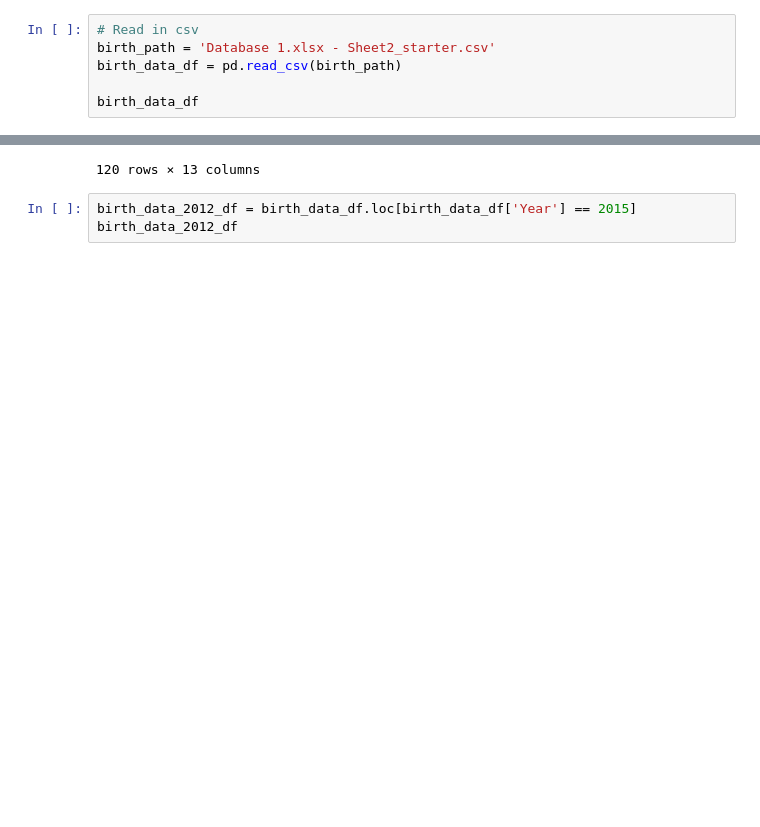
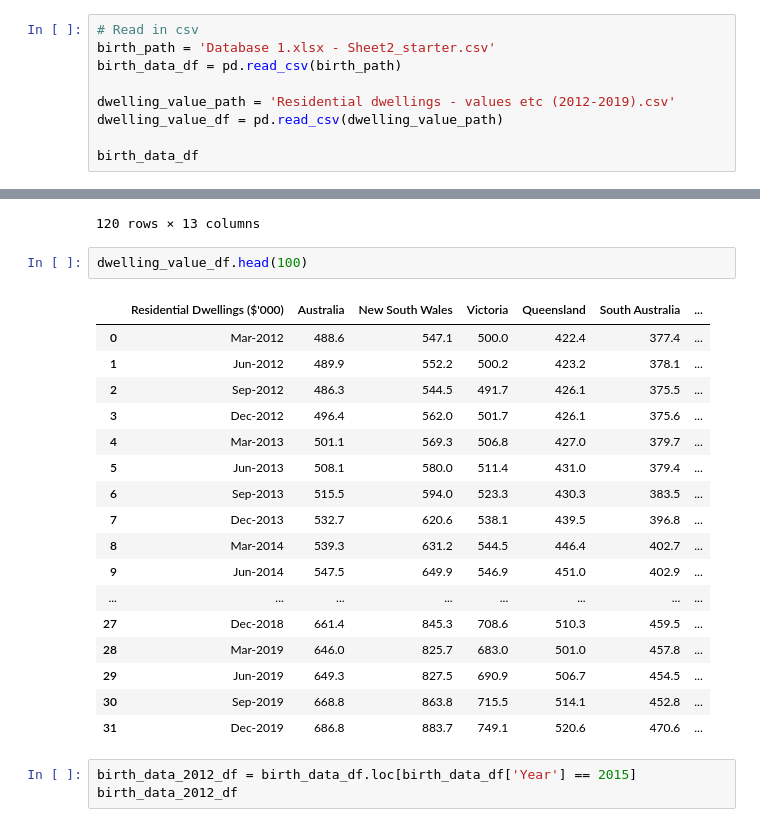
Before and after one commit to NathanJPotter/Team-Project-1, a Jupyter notebook: Project 1.ipynb, the cells around one changed output, grey strips where cells are left out. Drawn from its saved outputs; the diff is of its cells as text; blank space fills up the shorter version.

Commit message:
Added dwelling values data

```diff
--- a/Project 1.ipynb
+++ b/Project 1.ipynb
@@ -7,6 +7,9 @@ import numpy as np
 birth_path = 'Database 1.xlsx - Sheet2_starter.csv'
 birth_data_df = pd.read_csv(birth_path)
 
+dwelling_value_path = 'Residential dwellings - values etc (2012-2019).csv'
+dwelling_value_df = pd.read_csv(dwelling_value_path)
+
 birth_data_df
 # %% [output]
 |  | Year | Place of Usual Residence | Estimated resident population | Births | 15–19 years | 20-24 years | 25-29 years | ... |
@@ -22,6 +25,26 @@ birth_data_df
 | 118 | 2019 | Rest of NT | 98,674 | 1,511 | 57.1 | 111.9 | 91.8 | ... |
 | 119 | 2019 | AUSTRALIA | 25,364,307 | 305,832 | 9.5 | 41.8 | 87.4 | ... |
 120 rows × 13 columns
+# %%
+dwelling_value_df.head(100)
+# %% [output]
+|  | Residential Dwellings ($'000) | Australia | New South Wales | Victoria | Queensland | South Australia | ... |
+| 0 | Mar-2012 | 488.6 | 547.1 | 500.0 | 422.4 | 377.4 | ... |
+| 1 | Jun-2012 | 489.9 | 552.2 | 500.2 | 423.2 | 378.1 | ... |
+| 2 | Sep-2012 | 486.3 | 544.5 | 491.7 | 426.1 | 375.5 | ... |
+| 3 | Dec-2012 | 496.4 | 562.0 | 501.7 | 426.1 | 375.6 | ... |
+| 4 | Mar-2013 | 501.1 | 569.3 | 506.8 | 427.0 | 379.7 | ... |
+| 5 | Jun-2013 | 508.1 | 580.0 | 511.4 | 431.0 | 379.4 | ... |
+| 6 | Sep-2013 | 515.5 | 594.0 | 523.3 | 430.3 | 383.5 | ... |
+| 7 | Dec-2013 | 532.7 | 620.6 | 538.1 | 439.5 | 396.8 | ... |
+| 8 | Mar-2014 | 539.3 | 631.2 | 544.5 | 446.4 | 402.7 | ... |
+| 9 | Jun-2014 | 547.5 | 649.9 | 546.9 | 451.0 | 402.9 | ... |
+| ... | ... | ... | ... | ... | ... | ... | ... |
+| 27 | Dec-2018 | 661.4 | 845.3 | 708.6 | 510.3 | 459.5 | ... |
+| 28 | Mar-2019 | 646.0 | 825.7 | 683.0 | 501.0 | 457.8 | ... |
+| 29 | Jun-2019 | 649.3 | 827.5 | 690.9 | 506.7 | 454.5 | ... |
+| 30 | Sep-2019 | 668.8 | 863.8 | 715.5 | 514.1 | 452.8 | ... |
+| 31 | Dec-2019 | 686.8 | 883.7 | 749.1 | 520.6 | 470.6 | ... |
 # %%
 birth_data_2012_df = birth_data_df.loc[birth_data_df['Year'] == 2015]
 birth_data_2012_df
```
Also changed, not shown: 1 other file.
